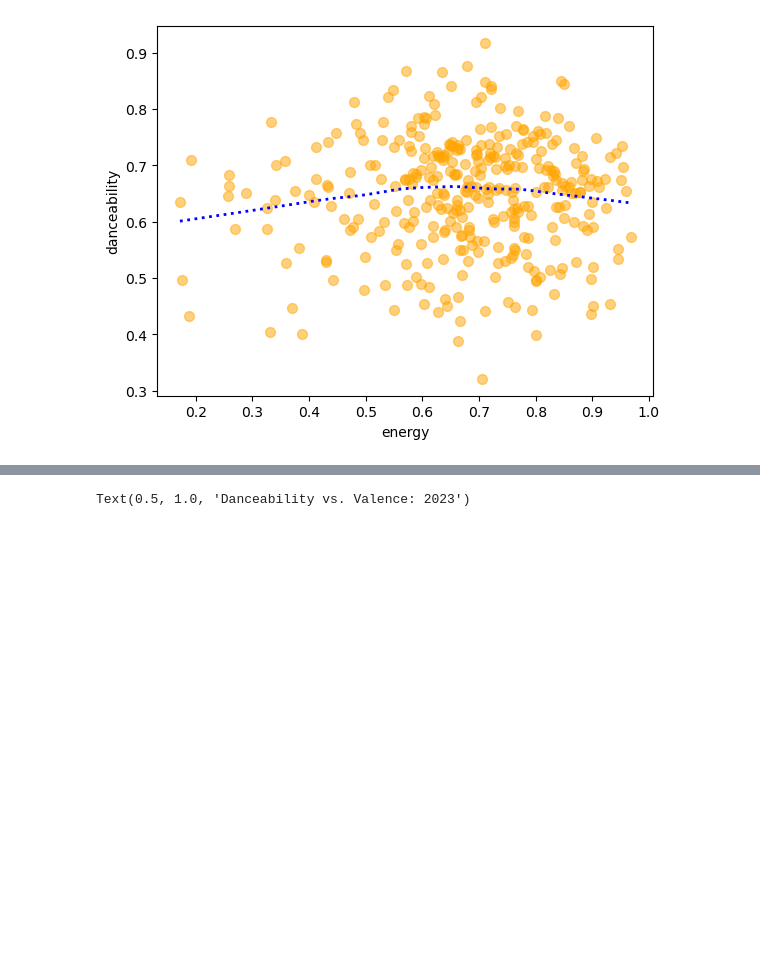
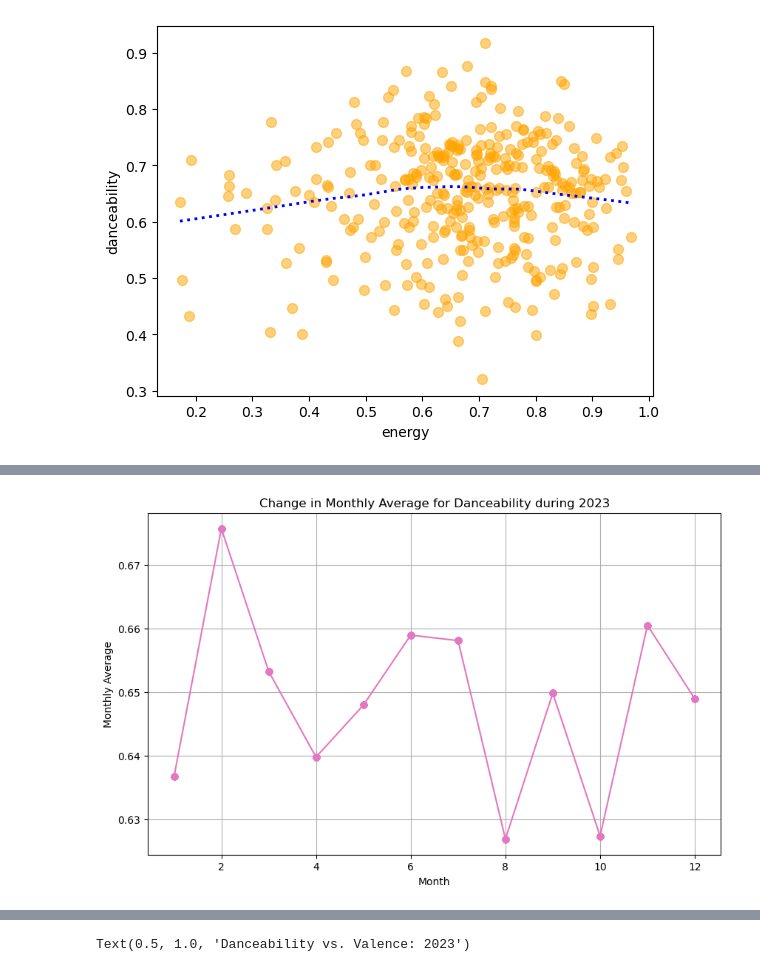
Before and after one commit to kspicer80/spotify_analysis, a Jupyter notebook: spotify_data_analysis.ipynb, the cells around one changed output, grey strips where cells are left out. Cells and saved outputs as stored; diff of their text form; code cells hidden in the pictures; blank space fills up the shorter version.

```diff
--- a/spotify_data_analysis.ipynb
+++ b/spotify_data_analysis.ipynb
@@ -101,0 +122,9 @@ sns.regplot(data=just_2023, x='energy', y='danceability', color='orange', line_k
+# %%
+danceability_df = just_2023[['danceability', 'added_at']]
+danceability_df['added_at'] = pd.to_datetime(danceability_df['added_at'])
+
+danceability_df['month'] = danceability_df['added_at'].dt.month
+danceability_df['monthly_average'] = danceability_df.groupby('month')['danceability'].transform('mean')
+
+danceability_df = danceability_df.sort_values(by='month', ascending=True)
+danceability_df.head(10)
@@ -101,0 +161,10 @@ sns.regplot(data=just_2023, x='energy', y='danceability', color='orange', line_k
+# %%
+plt.figure(figsize=(10,6))
+plt.plot(danceability_df['month'], danceability_df['monthly_average'], marker='o', color='tab:pink')
+plt.title('Change in Monthly Average for Danceability during 2023')
+plt.xlabel('Month')
+plt.ylabel('Monthly Average')
+plt.grid(True)
+plt.show()
+# %% [output]
+[figure, added]
```
Also changed, not shown: parts of 6 cells of this notebook.
